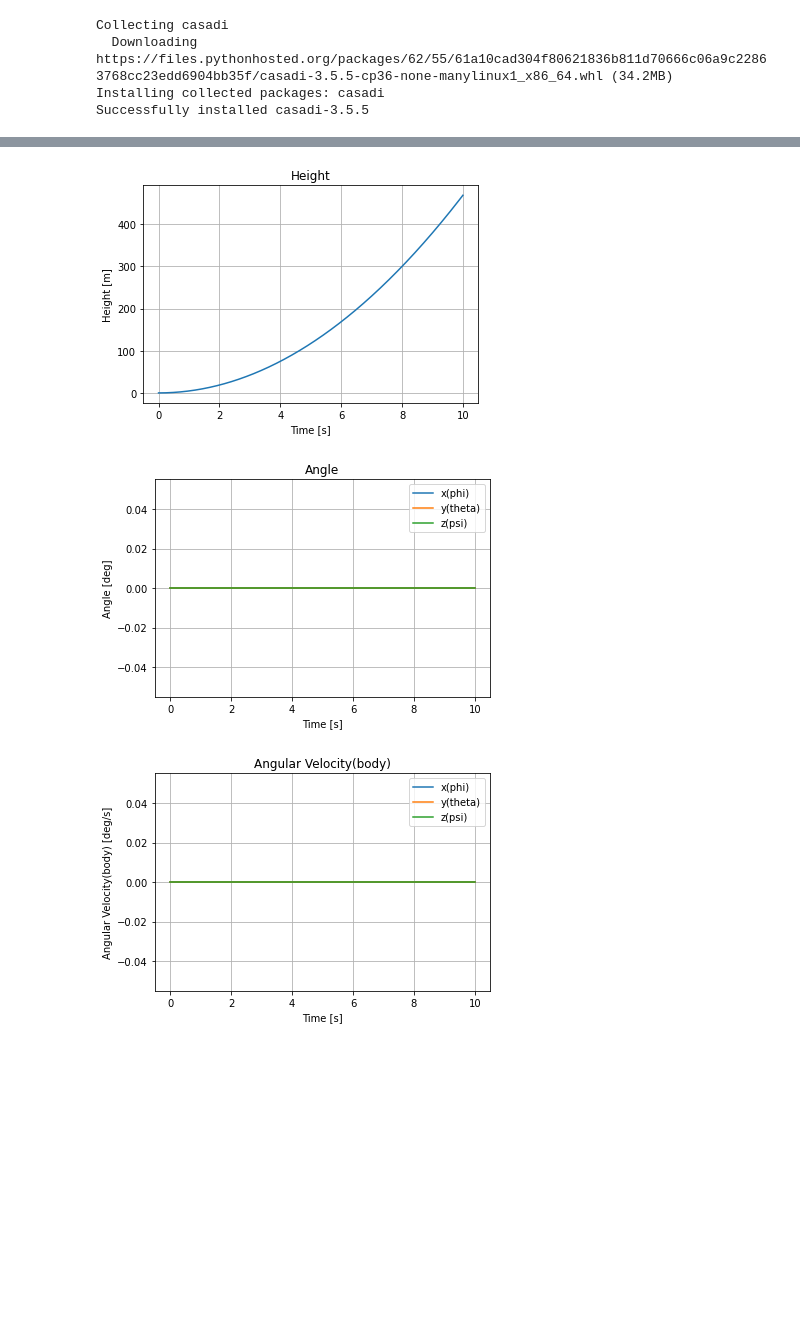
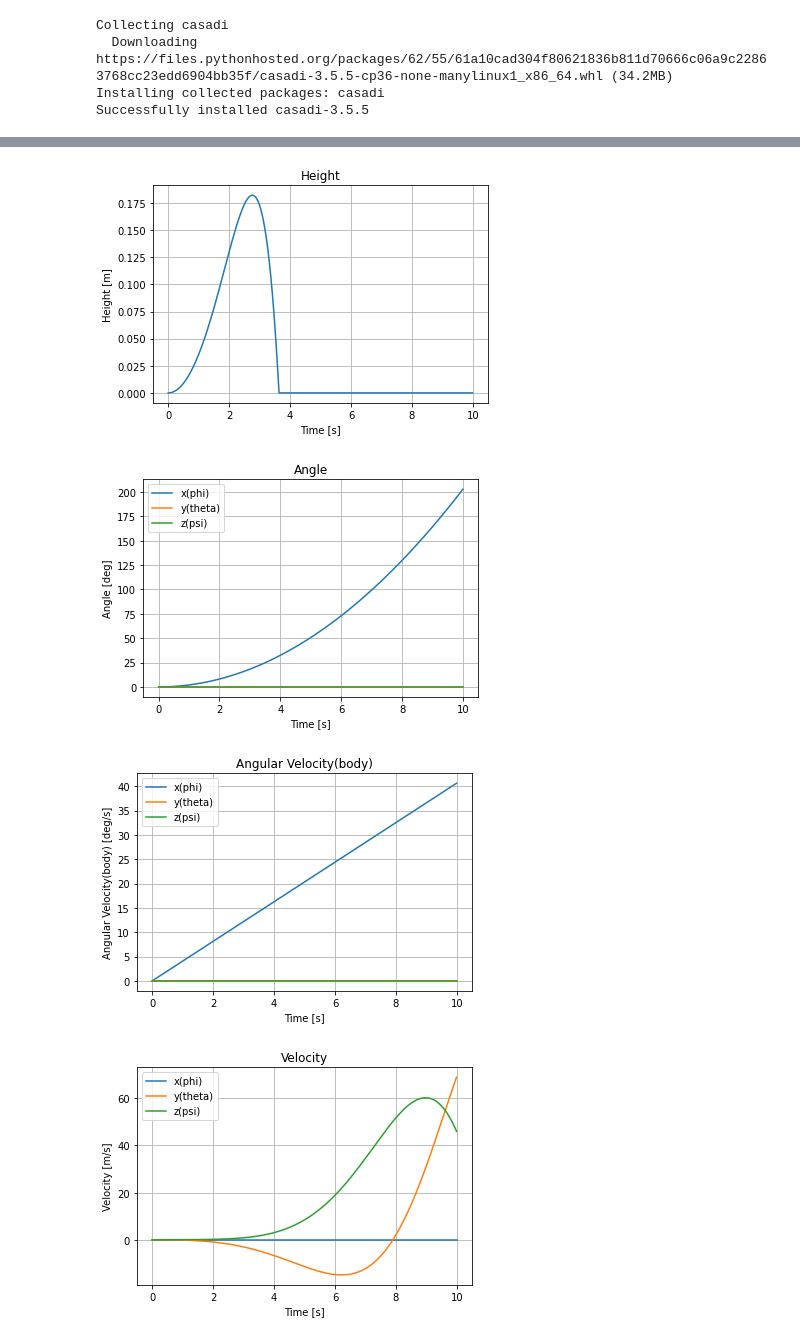
Before and after one commit to jjffkkgg/pytorch_practice, a Jupyter notebook: test_system/quadrotor/quadrotor_sim.ipynb, the cells around one changed output, grey strips where cells are left out. Drawn from its saved outputs; the diff is of its cells as text; code cells hidden in the pictures; blank space fills up the shorter version.

```diff
--- a/test_system/quadrotor/quadrotor_sim.ipynb
+++ b/test_system/quadrotor/quadrotor_sim.ipynb
@@ -193,9 +193,9 @@ def derive_equations():
 # %%
 def simulate(eqs: dict, dt: float, tf: float):
     x0 = [0]*12
-    p0 = [1.3, 0.3, 0.1, 0.021, 0.021, 0.042]
+    p0 = [0.8, 0.3, 0.1, 0.021, 0.021, 0.042]
 #     p0 = [1.3, 0.3, 0.1, 1,1,1]
-    u0 = [0.000,0.000,0.00,4]
+    u0 = [0.001,0.000,0.00,2.25]
     t_vect = np.arange(0, tf, dt)
     xi = x0
     data = {
@@ -277,4 +277,14 @@ if __name__ == "__main__":
     plt.ylabel('Angular Velocity(body) [deg/s]')
     plt.legend(['x(phi)','y(theta)','z(psi)'])
     plt.grid()
+
+    plt.figure(6)
+    plt.plot(data['t'], data['x'][:,3],
+             data['t'], data['x'][:,4],
+             data['t'], data['x'][:,5])
+    plt.title('Velocity')
+    plt.xlabel('Time [s]')
+    plt.ylabel('Velocity [m/s]')
+    plt.legend(['x(phi)','y(theta)','z(psi)'])
+    plt.grid()
 # %% [output]
@@ -283,3 +293,4 @@ if __name__ == "__main__":
-[figure, old version]
+[figure, new version]
-[figure, old version]
+[figure, new version]
-[figure, old version]
+[figure, new version]
+[figure, added]
```
Also changed, not shown: parts of 1 cell of this notebook, 39 other files.
